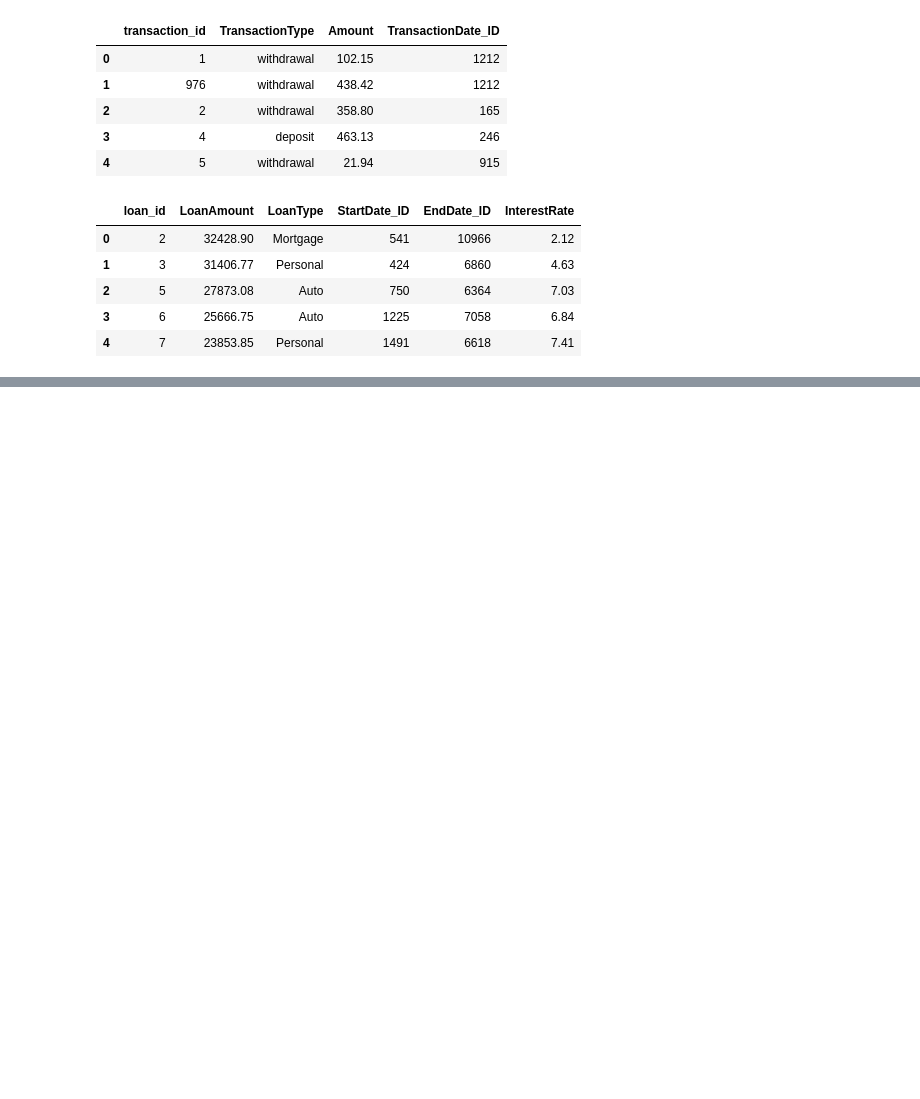
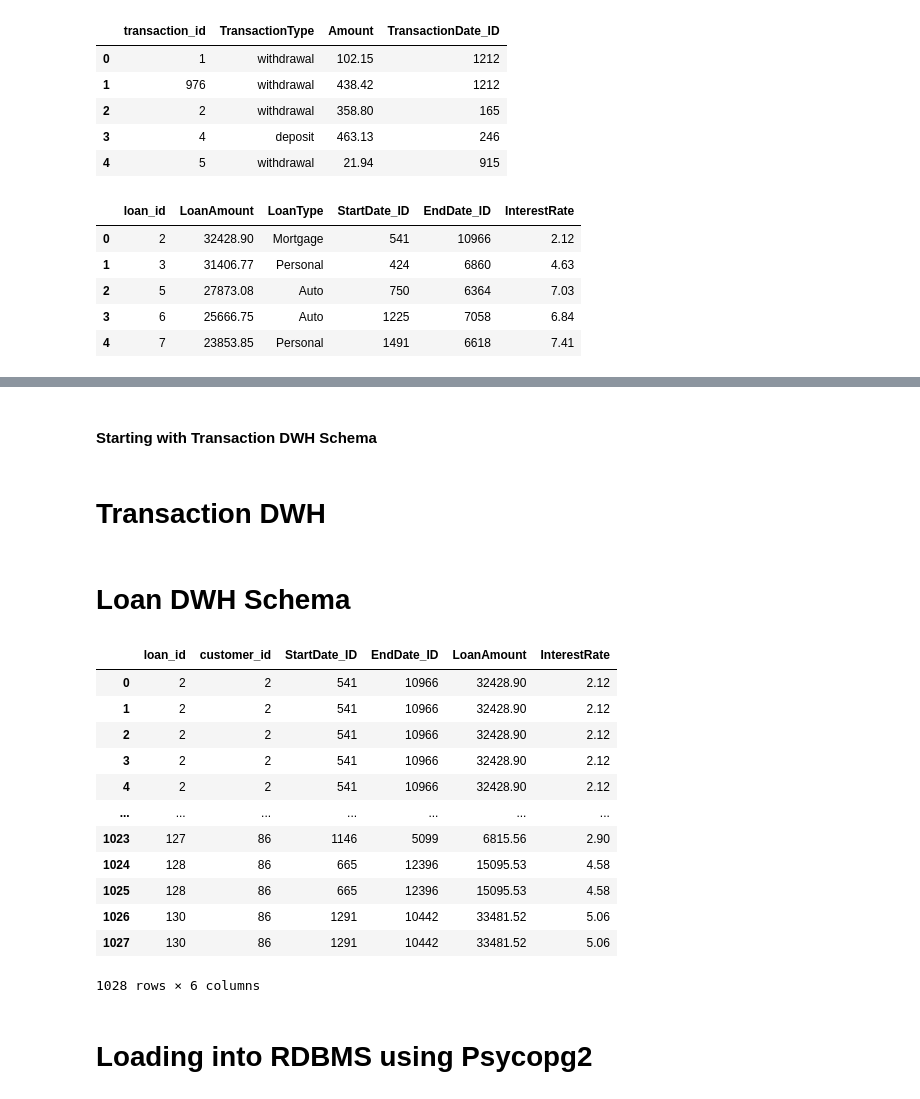
Before and after one commit to ridwanxyzcloud/Data-Modeling-_-Warehousing-and-Implementation, a Jupyter notebook: zulo bank notebook.ipynb, the cells around one changed output, grey strips where cells are left out. Saved outputs shown, nothing was run; the diff lists cells and outputs as text; code cells hidden in the pictures; blank space fills up the shorter version.

```diff
--- a/zulo bank notebook.ipynb
+++ b/zulo bank notebook.ipynb
@@ -298,0 +301,4 @@ zulo_bank.to_csv('Data Models/zulo_bank.csv', index=False)
+# %% [markdown]
+#### Starting with Transaction DWH Schema
+# %% [markdown]
+# Transaction DWH
@@ -298,0 +321,30 @@ zulo_bank.to_csv('Data Models/zulo_bank.csv', index=False)
+# %% [markdown]
+# Loan DWH Schema
+# %%
+customer_dim = customer[['customer_id', 'first_name', 'last_name', 'Email', 'Phone']]\
+                       .copy().drop_duplicates()\
+                       .reset_index(drop=True)
+
+loan_dim = loan[['loan_id', 'LoanType']]\
+                       .copy().drop_duplicates()\
+                       .reset_index(drop=True)
+
+loan_fact_table = zulo_bank.merge(customer, on='customer_id', how='inner')\
+                           .merge(loan, on='loan_id', how='inner')\
+                            [['loan_id', 'customer_id', 'StartDate_ID', 'EndDate_ID', 'LoanAmount', 'InterestRate']]
+# %%
+loan_fact_table
+# %% [output]
+|  | loan_id | customer_id | StartDate_ID | EndDate_ID | LoanAmount | InterestRate |
+| 0 | 2 | 2 | 541 | 10966 | 32428.90 | 2.12 |
+| 1 | 2 | 2 | 541 | 10966 | 32428.90 | 2.12 |
+| 2 | 2 | 2 | 541 | 10966 | 32428.90 | 2.12 |
+| 3 | 2 | 2 | 541 | 10966 | 32428.90 | 2.12 |
+| 4 | 2 | 2 | 541 | 10966 | 32428.90 | 2.12 |
+| ... | ... | ... | ... | ... | ... | ... |
+| 1023 | 127 | 86 | 1146 | 5099 | 6815.56 | 2.90 |
+| 1024 | 128 | 86 | 665 | 12396 | 15095.53 | 4.58 |
+| 1025 | 128 | 86 | 665 | 12396 | 15095.53 | 4.58 |
+| 1026 | 130 | 86 | 1291 | 10442 | 33481.52 | 5.06 |
+| 1027 | 130 | 86 | 1291 | 10442 | 33481.52 | 5.06 |
+1028 rows × 6 columns
@@ -298,0 +361,2 @@ zulo_bank.to_csv('Data Models/zulo_bank.csv', index=False)
+# %% [markdown]
+# Loading into RDBMS using Psycopg2
```
Also changed, not shown: parts of 14 cells of this notebook, 6 other files.
